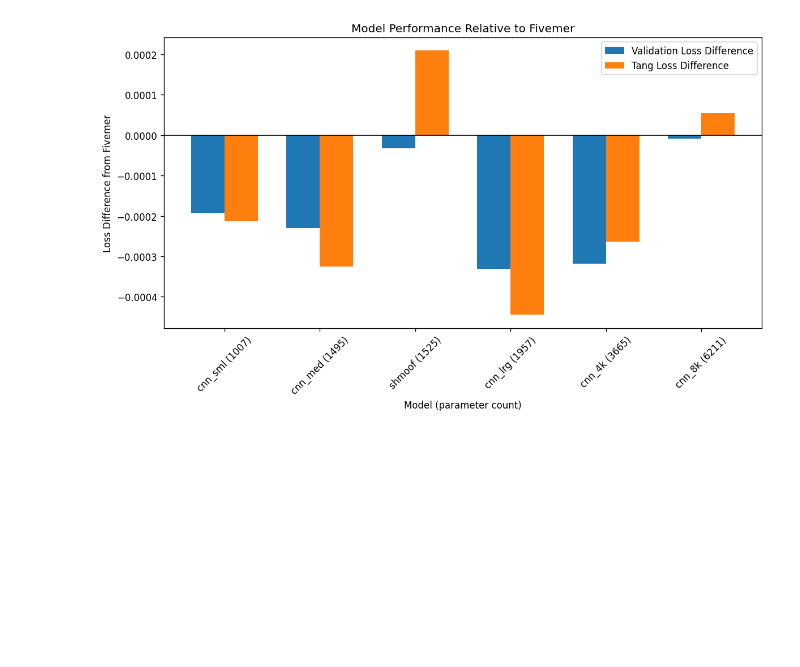
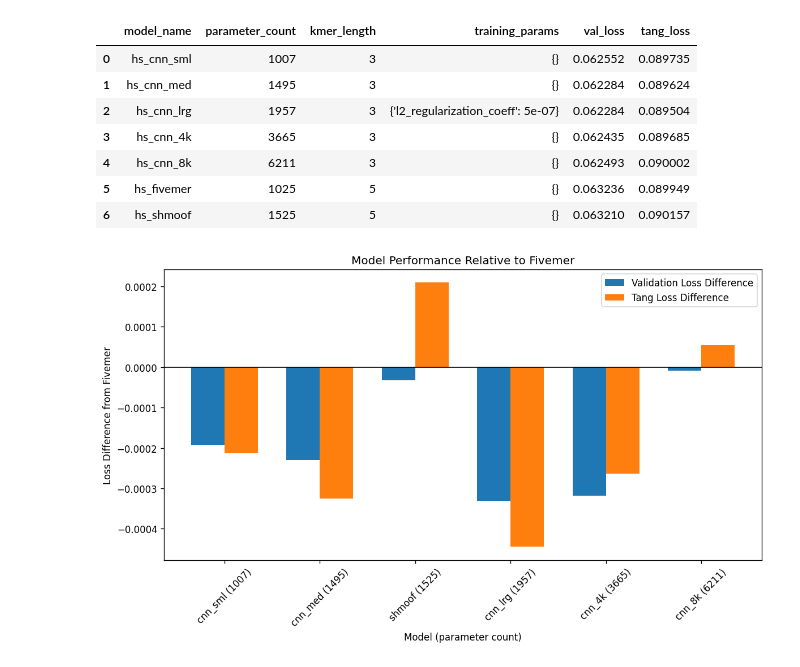
Before and after one commit to matsengrp/thrifty-experiments-1, a Jupyter notebook: notebooks/train_and_test.ipynb, the cells around one changed output. Saved outputs shown, nothing was run; the diff lists cells and outputs as text; code cells hidden in the pictures; blank space fills up the shorter version.

Commit message:
slimming down train_and_test using experiment.py

```diff
--- a/notebooks/train_and_test.ipynb
+++ b/notebooks/train_and_test.ipynb
@@ -67,12 +37,6 @@ model_instances_5 = {
 # %%
 tang_df = pd.read_csv("/Users/matsen/data/tang-deepshm_size2_edges_22-May-2023.branch_length.csv", index_col=0).reset_index(drop=True)
 
-# only keep rows where parent is different than child
 tang_df = tang_df[tang_df["parent"] != tang_df["child"]]
-tang_dataset_3 = framework.SHMoofDataset(tang_df, kmer_length=3, site_count=site_count)
-tang_dataset_5 = framework.SHMoofDataset(tang_df, kmer_length=5, site_count=site_count)
 
-tang_data_by_kmer_length = {
-    3: tang_dataset_3,
-    5: tang_dataset_5,
-}
+tang_data_by_kmer_length = expt.data_by_kmer_length_of(tang_df)
@@ -189,0 +43,5 @@ comparison_df
+# %%
+def view(expt_df):
+    return expt_df.drop(columns=["model", "train_dataset", "val_dataset"])
+
+view(expt_df)
@@ -189,0 +57,2 @@ comparison_df
+# %%
+expt.train_experiment_df(expt_df)
@@ -190,3 +67,17 @@ comparison_df
+# %%
+expt_df["val_loss"] = expt.loss_of_dataset_dict(expt_df, val_data_by_kmer_length)
+expt_df["tang_loss"] = expt.loss_of_dataset_dict(expt_df, tang_data_by_kmer_length)
+# %%
+view(expt_df)
+# %% [output]
+|  | model_name | parameter_count | kmer_length | training_params | val_loss | tang_loss |
+| 0 | hs_cnn_sml | 1007 | 3 | {} | 0.062552 | 0.089735 |
+| 1 | hs_cnn_med | 1495 | 3 | {} | 0.062284 | 0.089624 |
+| 2 | hs_cnn_lrg | 1957 | 3 | {'l2_regularization_coeff': 5e-07} | 0.062284 | 0.089504 |
+| 3 | hs_cnn_4k | 3665 | 3 | {} | 0.062435 | 0.089685 |
+| 4 | hs_cnn_8k | 6211 | 3 | {} | 0.062493 | 0.090002 |
+| 5 | hs_fivemer | 1025 | 5 | {} | 0.063236 | 0.089949 |
+| 6 | hs_shmoof | 1525 | 5 | {} | 0.063210 | 0.090157 |
 # %%
 def plot_comparison(df):
     # Calculate the difference from the fivemer model for val_loss and tang_loss
```
Also changed, not shown: parts of 15 cells of this notebook, 15 other files.
